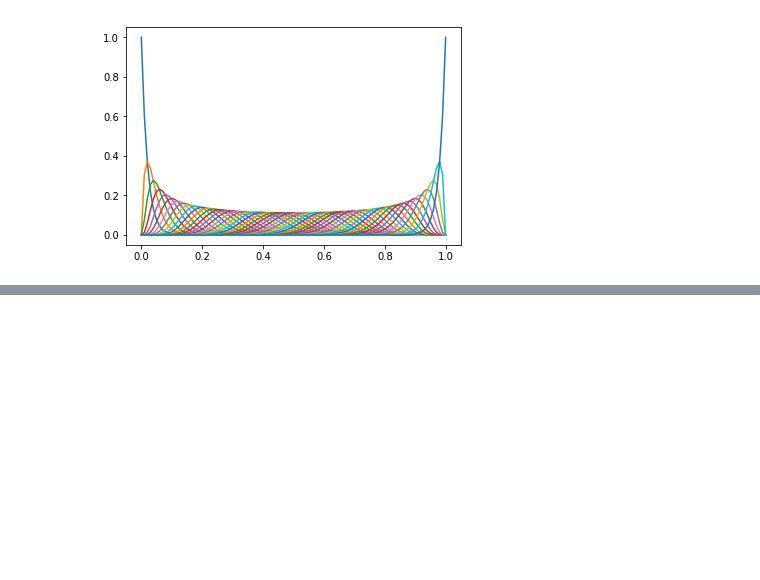
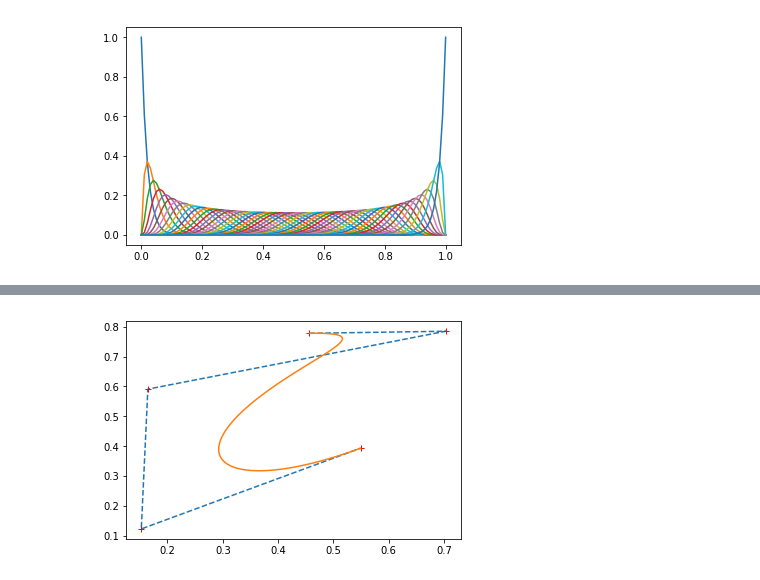
Before and after one commit to adhishagc/bezier-curve-python, a Jupyter notebook: Bezier_Curve_Representation.ipynb, the cells around one changed output, grey strips where cells are left out. Saved outputs shown, nothing was run; the diff lists cells and outputs as text; code cells hidden in the pictures; blank space fills up the shorter version.

```diff
--- a/Bezier_Curve_Representation.ipynb
+++ b/Bezier_Curve_Representation.ipynb
@@ -271,0 +278,5 @@ plt.plot(x_cord_curve,y_cord_curve)
+# %%
+n_points = 5
+random_bezier(n_points)
+# %% [output]
+[figure, added]
```
Also changed, not shown: parts of 10 cells of this notebook.
